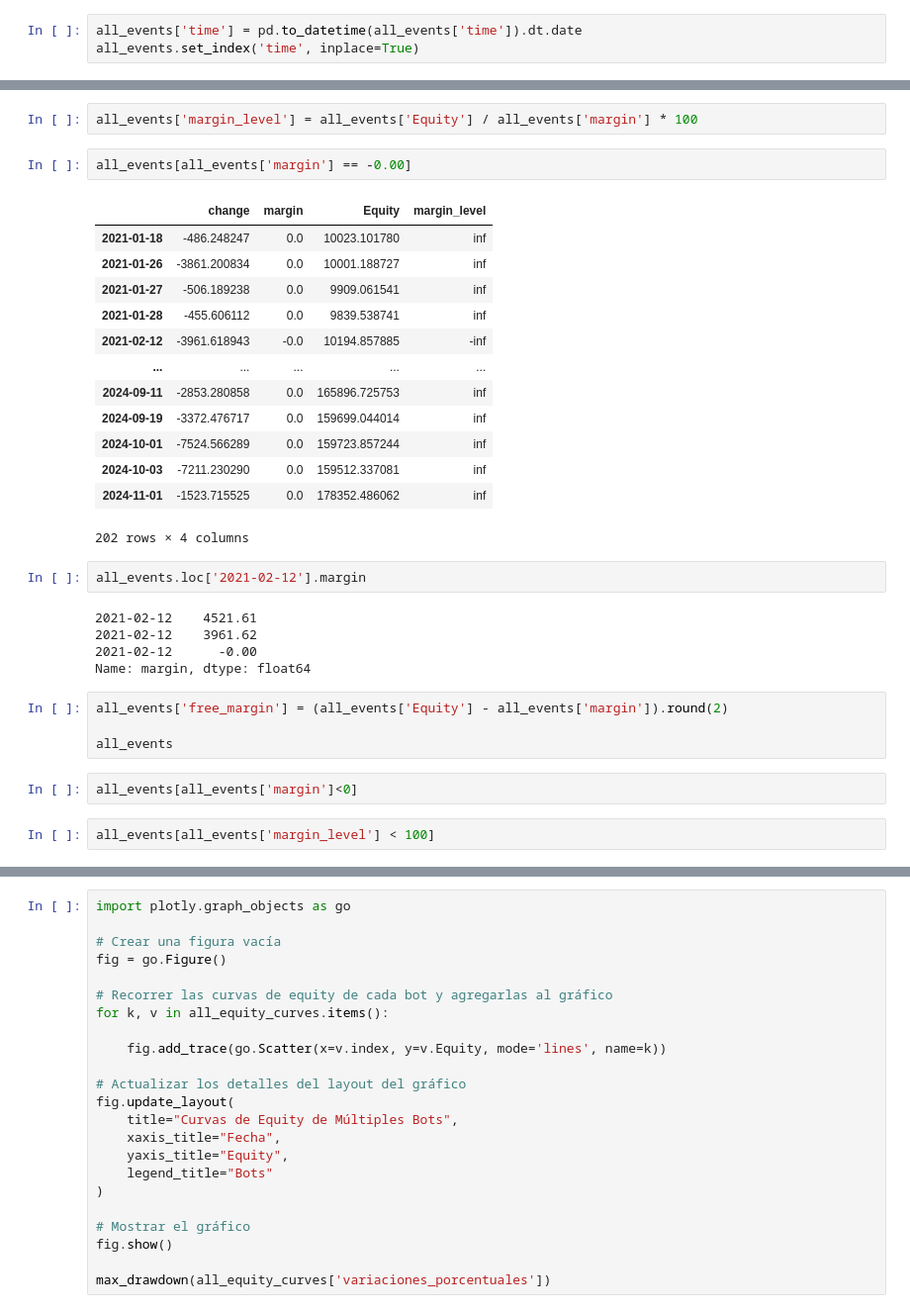
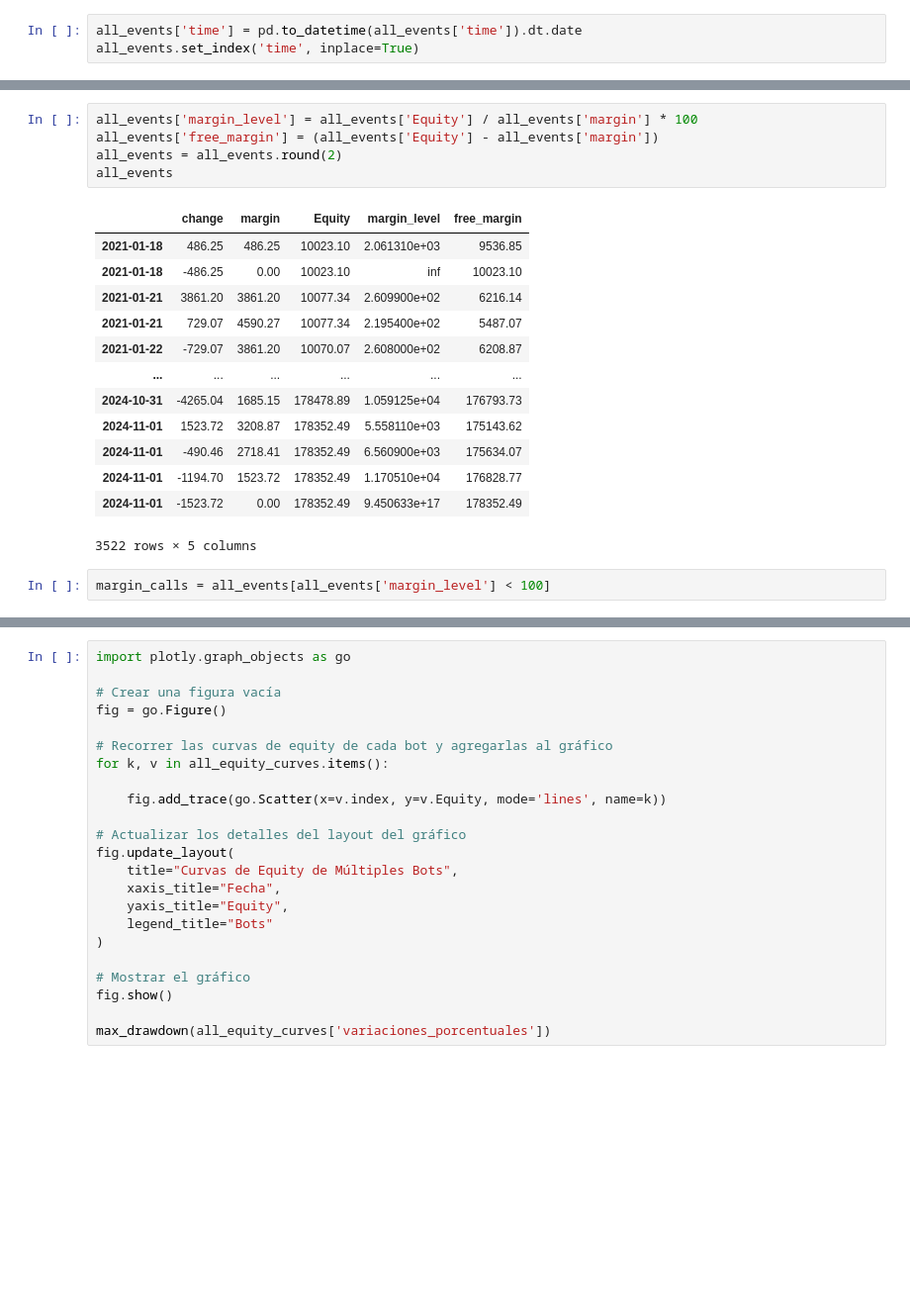
Before and after one commit to SaidJacobo/forex_ml_bot, a Jupyter notebook: risk_analysis.ipynb, the cells around one changed output, grey strips where cells are left out. Shown at 99% size. Saved outputs shown, nothing was run; the diff lists cells and outputs as text; blank space fills up the shorter version.

```diff
--- a/risk_analysis.ipynb
+++ b/risk_analysis.ipynb
@@ -361,34 +339,22 @@ all_events
 3522 rows × 3 columns
 # %%
 all_events['margin_level'] = all_events['Equity'] / all_events['margin'] * 100
+all_events['free_margin'] = (all_events['Equity'] - all_events['margin'])
+all_events = all_events.round(2)
+all_events
+# %% [output]
+|  | change | margin | Equity | margin_level | free_margin |
+| 2021-01-18 | 486.25 | 486.25 | 10023.10 | 2.061310e+03 | 9536.85 |
+| 2021-01-18 | -486.25 | 0.00 | 10023.10 | inf | 10023.10 |
+| 2021-01-21 | 3861.20 | 3861.20 | 10077.34 | 2.609900e+02 | 6216.14 |
+| 2021-01-21 | 729.07 | 4590.27 | 10077.34 | 2.195400e+02 | 5487.07 |
+| 2021-01-22 | -729.07 | 3861.20 | 10070.07 | 2.608000e+02 | 6208.87 |
+| ... | ... | ... | ... | ... | ... |
+| 2024-10-31 | -4265.04 | 1685.15 | 178478.89 | 1.059125e+04 | 176793.73 |
+| 2024-11-01 | 1523.72 | 3208.87 | 178352.49 | 5.558110e+03 | 175143.62 |
+| 2024-11-01 | -490.46 | 2718.41 | 178352.49 | 6.560900e+03 | 175634.07 |
+| 2024-11-01 | -1194.70 | 1523.72 | 178352.49 | 1.170510e+04 | 176828.77 |
+| 2024-11-01 | -1523.72 | 0.00 | 178352.49 | 9.450633e+17 | 178352.49 |
+3522 rows × 5 columns
-# %%
-all_events[all_events['margin'] == -0.00]
-# %% [output]
-|  | change | margin | Equity | margin_level |
-| 2021-01-18 | -486.248247 | 0.0 | 10023.101780 | inf |
-| 2021-01-26 | -3861.200834 | 0.0 | 10001.188727 | inf |
-| 2021-01-27 | -506.189238 | 0.0 | 9909.061541 | inf |
-| 2021-01-28 | -455.606112 | 0.0 | 9839.538741 | inf |
-| 2021-02-12 | -3961.618943 | -0.0 | 10194.857885 | -inf |
-| ... | ... | ... | ... | ... |
-| 2024-09-11 | -2853.280858 | 0.0 | 165896.725753 | inf |
-| 2024-09-19 | -3372.476717 | 0.0 | 159699.044014 | inf |
-| 2024-10-01 | -7524.566289 | 0.0 | 159723.857244 | inf |
-| 2024-10-03 | -7211.230290 | 0.0 | 159512.337081 | inf |
-| 2024-11-01 | -1523.715525 | 0.0 | 178352.486062 | inf |
-202 rows × 4 columns
-# %%
-all_events.loc['2021-02-12'].margin
-# %% [output]
-2021-02-12    4521.61
-2021-02-12    3961.62
-2021-02-12      -0.00
-Name: margin, dtype: float64
-# %%
-all_events['free_margin'] = (all_events['Equity'] - all_events['margin']).round(2)
-
-all_events
-# %%
-all_events[all_events['margin']<0]
 # %%
-all_events[all_events['margin_level'] < 100]
+margin_calls = all_events[all_events['margin_level'] < 100]
```
Also changed, not shown: parts of 5 cells of this notebook.
